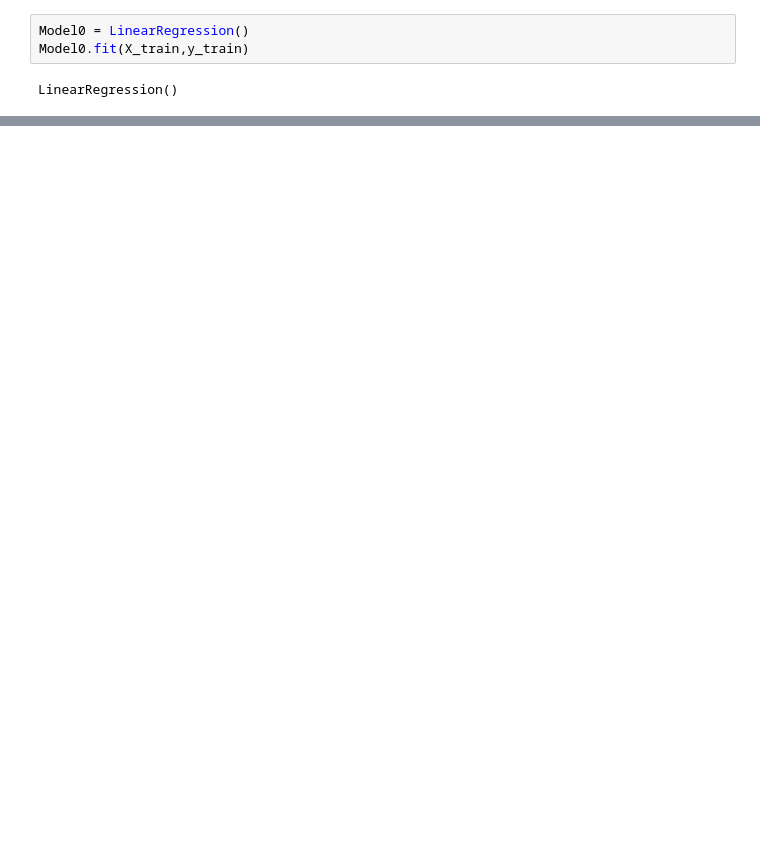
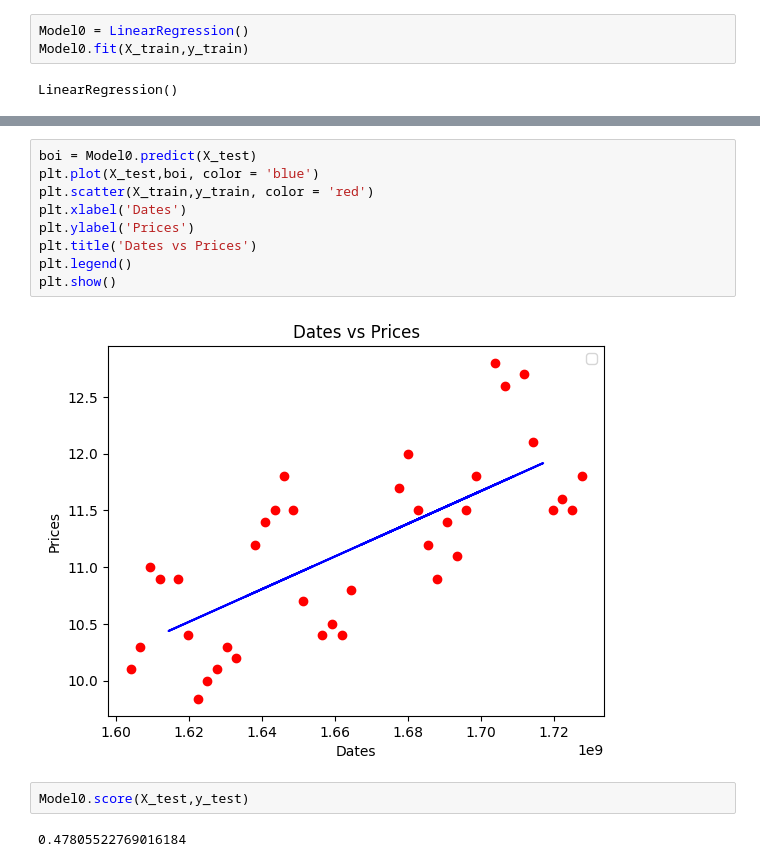
Before and after one commit to NavedAFK/JPMorgandata, a Jupyter notebook: JPMorgan.ipynb, the cells around one changed output, grey strips where cells are left out. Saved outputs shown, nothing was run; the diff lists cells and outputs as text; blank space fills up the shorter version.

```diff
--- a/JPMorgan.ipynb
+++ b/JPMorgan.ipynb
@@ -73,0 +124,15 @@ ValueError: x and y must have same first dimension, but have shapes (10,) and (4
+# %%
+boi = Model0.predict(X_test)
+plt.plot(X_test,boi, color = 'blue')
+plt.scatter(X_train,y_train, color = 'red')
+plt.xlabel('Dates')
+plt.ylabel('Prices')
+plt.title('Dates vs Prices')
+plt.legend()
+plt.show()
+# %% [output]
+[figure, added]
+# %%
+Model0.score(X_test,y_test)
+# %% [output]
+0.47805522769016184
```
Also changed, not shown: parts of 10 cells of this notebook.
